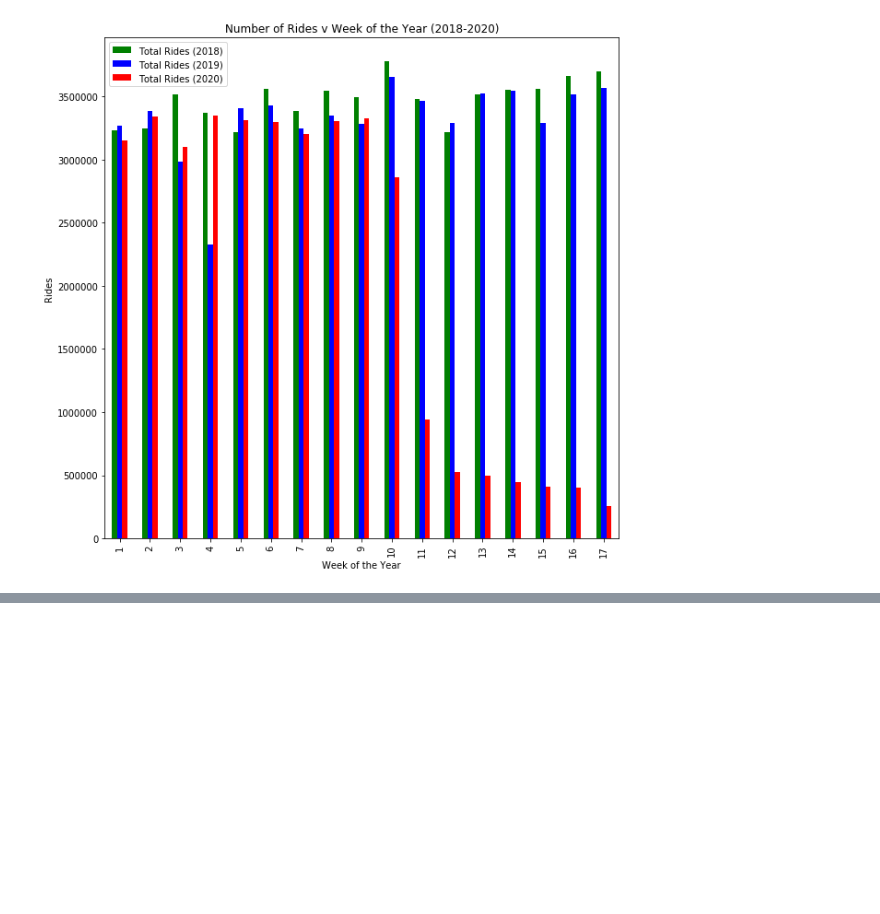
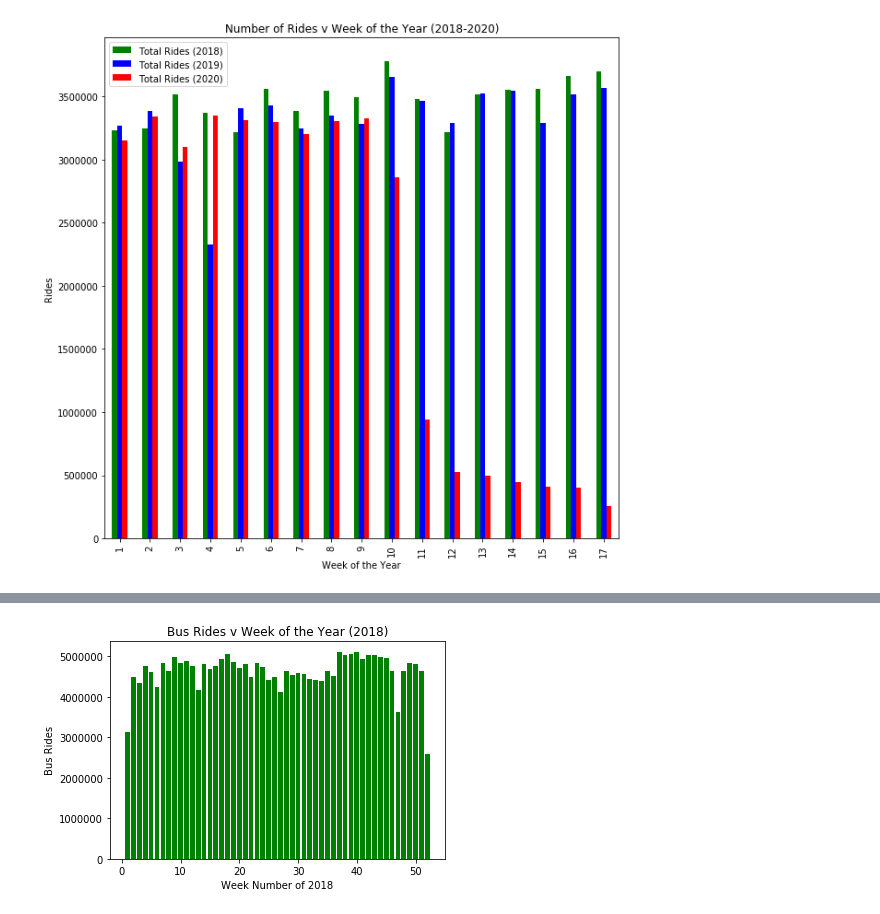
Before and after one commit to cdfencing/Project-I, a Jupyter notebook: Seasonal_L_and_Bus_rides.ipynb, the cells around one changed output, grey strips where cells are left out. Saved outputs shown, nothing was run; the diff lists cells and outputs as text; code cells hidden in the pictures; blank space fills up the shorter version.

```diff
--- a/Seasonal_L_rides.ipynb
+++ b/Seasonal_L_and_Bus_rides.ipynb
@@ -218,3 +218,15 @@ Text(0, 0.5, 'Rides')
 [figure]
 # %%
 #week 4 of 2019 chicago had record low temps according to records
+# %%
+
+bus_data = pd.read_csv("Data/bus_ridership_daily.csv", low_memory = False)
+
+bus_data['date'] = pd.to_datetime(bus_data['date'], infer_datetime_format=True)
+# %%
+#create data frame for 2018 bus data
+bus_data_2018 = bus_data.loc[(bus_data['date']>= '01-01-2018') & (bus_data['date']<= "12-29-2018")]
+bus_data_2018.sort_values(by=['date'], inplace = True)
+
+bus_data_2018 = bus_data_2018.reset_index(drop = True)
+bus_data_2018.head()
@@ -220,0 +244,6 @@ Text(0, 0.5, 'Rides')
+# %%
+bus_data_2018['Week Number'] = bus_data_2018['date'].dt.week
+
+bus_weekly_2018 = bus_data_2018.groupby('Week Number').sum()
+bus_weekly_2018 = bus_weekly_2018.reset_index()
+bus_weekly_2018.head()
@@ -220,0 +257,11 @@ Text(0, 0.5, 'Rides')
+# %%
+# Create a line Plot 2018 bus weekly rides
+x_values = bus_weekly_2018['Week Number']
+y_values = bus_weekly_2018['rides']
+plt.bar(x_values,y_values, color='g')
+plt.xlabel('Week Number of 2018')
+plt.ylabel('Bus Rides')
+plt.title('Bus Rides v Week of the Year (2018)')
+plt.show()
+# %% [output]
+[figure, added]
```
Also changed, not shown: parts of 12 cells of this notebook, 1 other file.
